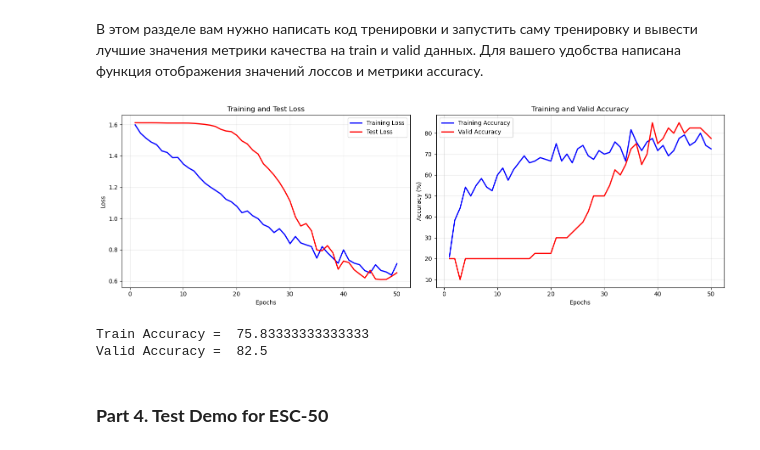
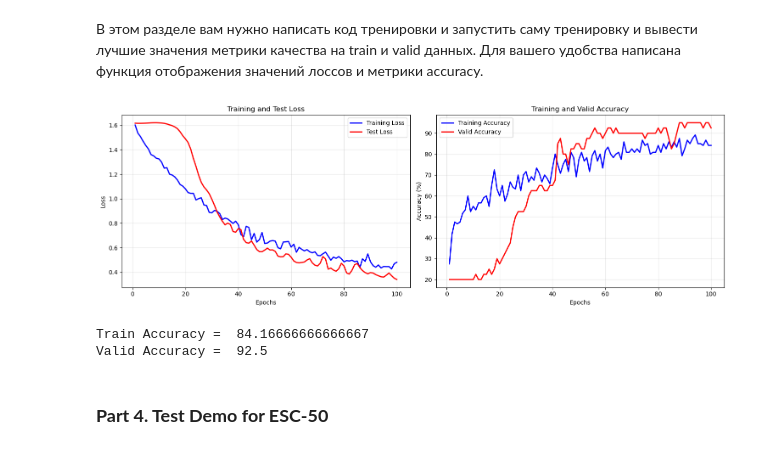
Before and after one commit to SofiyaPovargo/DLS_speech, a Jupyter notebook: Homework_1_Environmental_Sound_Classification_for_students.ipynb, the cells around one changed output. Drawn from its saved outputs; the diff is of its cells as text; code cells hidden in the pictures.

```diff
--- a/Homework_1_Environmental_Sound_Classification_for_students.ipynb
+++ b/Homework_1_Environmental_Sound_Classification_for_students.ipynb
@@ -121,9 +121,10 @@ valid_df['category'] = valid_df['category'].map(mapping)
 class SimpleAudioDataset(Dataset):
     """A dataset to load, preprocess, and augment audio files."""
 
-    def __init__(self, dataset, do_augmentation=False):
+    def __init__(self, dataset, do_augmentation=False, test=False):
         self.dataset = dataset
         self.do_augmentation = do_augmentation
+        self.test = test
 
     def __len__(self):
         return self.dataset.shape[0]
@@ -132,7 +133,7 @@ class SimpleAudioDataset(Dataset):
         # 1. Get the file path and label
         item = self.dataset.iloc[index]
         audio_file_path = item['filename']
-        label = torch.tensor(item['category'])
+        label = torch.tensor(item['category']) if not self.test else None
 
         # 2. LOAD: Load the raw audio
         signal, sample_rate = torchaudio.load(f'content/content/sound_classification_dataset/{audio_file_path}')
@@ -142,12 +143,20 @@ class SimpleAudioDataset(Dataset):
         signal = self._stereo_to_mono(signal) # Converts (channels, samples) -> (samples,)
         signal = self._cut_or_pad(signal) # State fixed length
 
+        signal_np = signal.squeeze(0).cpu().numpy()
+
         # 4. AUGMENT: Apply augmentations only if training
         if self.do_augmentation:
-            signal = self._augmentation(signal)
+            signal_np = self._augmentation(signal_np)
+
+        # обратно в Tensor, восстанавливаем (1, samples)
+        signal = torch.from_numpy(np.ascontiguousarray(signal_np)).float().unsqueeze(0)
 
         # 5. RETURN: We now have a clean, standardized waveform and its label
-        return signal, label
+        if not self.test:
+            return signal, label
+        else:
+            return signal
 
     # --- The Core Preprocessing Functions ---
     def _resample(self, signal, original_sr):
@@ -175,9 +184,9 @@ class SimpleAudioDataset(Dataset):
     def _augmentation(self, signal):
         augment_raw_audio = Compose(
             [
-                AddGaussianNoise(min_amplitude=0.01, max_amplitude=0.015, p=1),
-                PitchShift(min_semitones=-3, max_semitones=3, p=1),
-                Shift(min_shift=-0.2, max_shift=0.2, p=1.0)
+                AddGaussianNoise(min_amplitude=0.01, max_amplitude=0.015, p=0.5),
+                PitchShift(min_semitones=-2, max_semitones=2, p=0.5),
+                Shift(min_shift=-0.2, max_shift=0.2, p=0.5)
             ]
         )
         signal = augment_raw_audio(samples=signal, sample_rate=16000)
@@ -208,17 +217,17 @@ class SoundClassificatonModel(nn.Module):
         self.features = nn.Sequential(
             nn.Conv1d(1, 16, kernel_size=31, stride=1),
             nn.BatchNorm1d(16),
-            nn.LeakyReLU(),
+            nn.ReLU(),
             nn.MaxPool1d(4),
 
             nn.Conv1d(16, 32, kernel_size=11, stride=1),
             nn.BatchNorm1d(32),
-            nn.LeakyReLU(),
+            nn.ReLU(),
             nn.MaxPool1d(4),
 
             nn.Conv1d(32, 64, kernel_size=5, stride=1),
             nn.BatchNorm1d(64),
-            nn.LeakyReLU(),
+            nn.ReLU(),
             nn.MaxPool1d(4)
         )
 
@@ -283,8 +292,8 @@ from IPython.display import clear_output
 
 # Initialize datasets & dataloaders
 train_data = SimpleAudioDataset(train_df, do_augmentation=True)
-valid_data = SimpleAudioDataset(valid_df, do_augmentation=True)
-test_data = SimpleAudioDataset(test_df)
+valid_data = SimpleAudioDataset(valid_df, do_augmentation=False)
+test_data = SimpleAudioDataset(test_df, test=True)
 
 train_loader = DataLoader(train_data, batch_size=64, shuffle=True)
 valid_loader = DataLoader(valid_data, batch_size=64, shuffle=False)
@@ -306,7 +315,7 @@ best_loss = float('inf')
 best_train_accuracy = 0.0
 best_valid_accuracy = 0.0
 
-n_epochs = 50
+n_epochs = 100
 for epoch in range(n_epochs):
     # Train
     model.train()
@@ -346,40 +355,40 @@ for epoch in range(n_epochs):
             predictions = model(signals)
             loss = criterion(predictions, labels)
             val_loss += loss.item()
 
             _, predicted_classes = torch.max(predictions.data, 1)
             val_total += labels.size(0)
             val_correct += (predicted_classes == labels).sum().item()
 
     # Calculate average test loss and accuracy for this epoch
     epoch_train_loss = train_loss / len(train_loader)
     epoch_train_acc = train_correct / train_total * 100
 
     epoch_valid_loss = val_loss / len(valid_loader)
     epoch_valid_acc = val_correct / val_total * 100
 
     if val_loss < best_loss:
         best_loss = val_loss
         best_model = model
         best_train_accuracy = epoch_train_acc
         best_valid_accuracy = epoch_valid_acc
 
     # Store metrics
     train_losses.append(epoch_train_loss)
     train_accuracies.append(epoch_train_acc)
     valid_losses.append(epoch_valid_loss)
     valid_accuracies.append(epoch_valid_acc)
 
     plot_metrics(train_losses, train_accuracies, valid_losses, valid_accuracies)
     clear_output(wait=True)
 # %% [output]
-[figure, old version]
+[figure, new version]
 # %%
 print("Train Accuracy = ", best_train_accuracy)
 print("Valid Accuracy = ", best_valid_accuracy)
 # %% [output]
-Train Accuracy =  75.83333333333333
-Valid Accuracy =  82.5
+Train Accuracy =  84.16666666666667
+Valid Accuracy =  92.5
 # %% [markdown]
 ### **Part 4. Test Demo for ESC-50**
 # %% [markdown]
```
Also changed, not shown: parts of 7 cells of this notebook.
